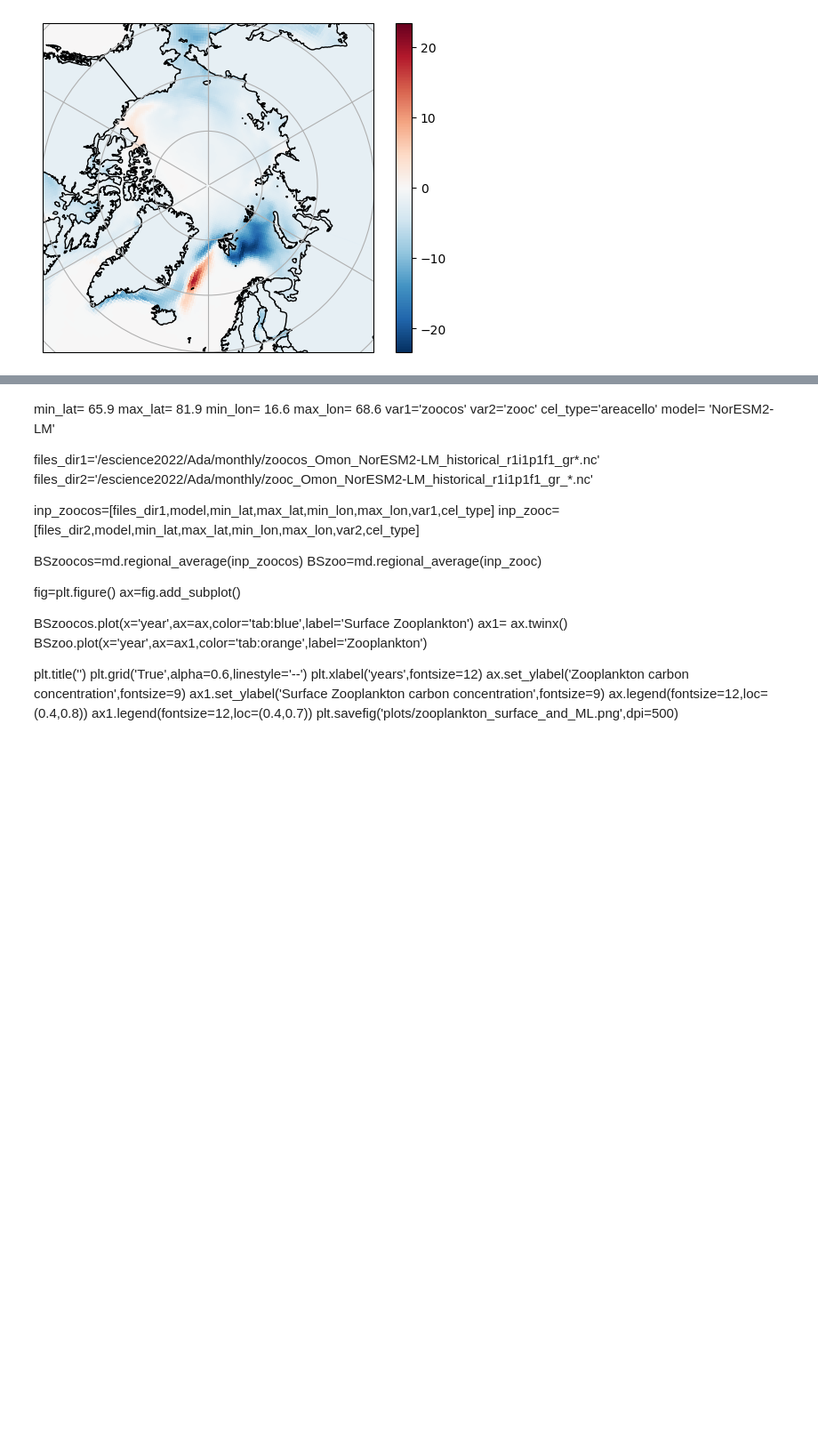
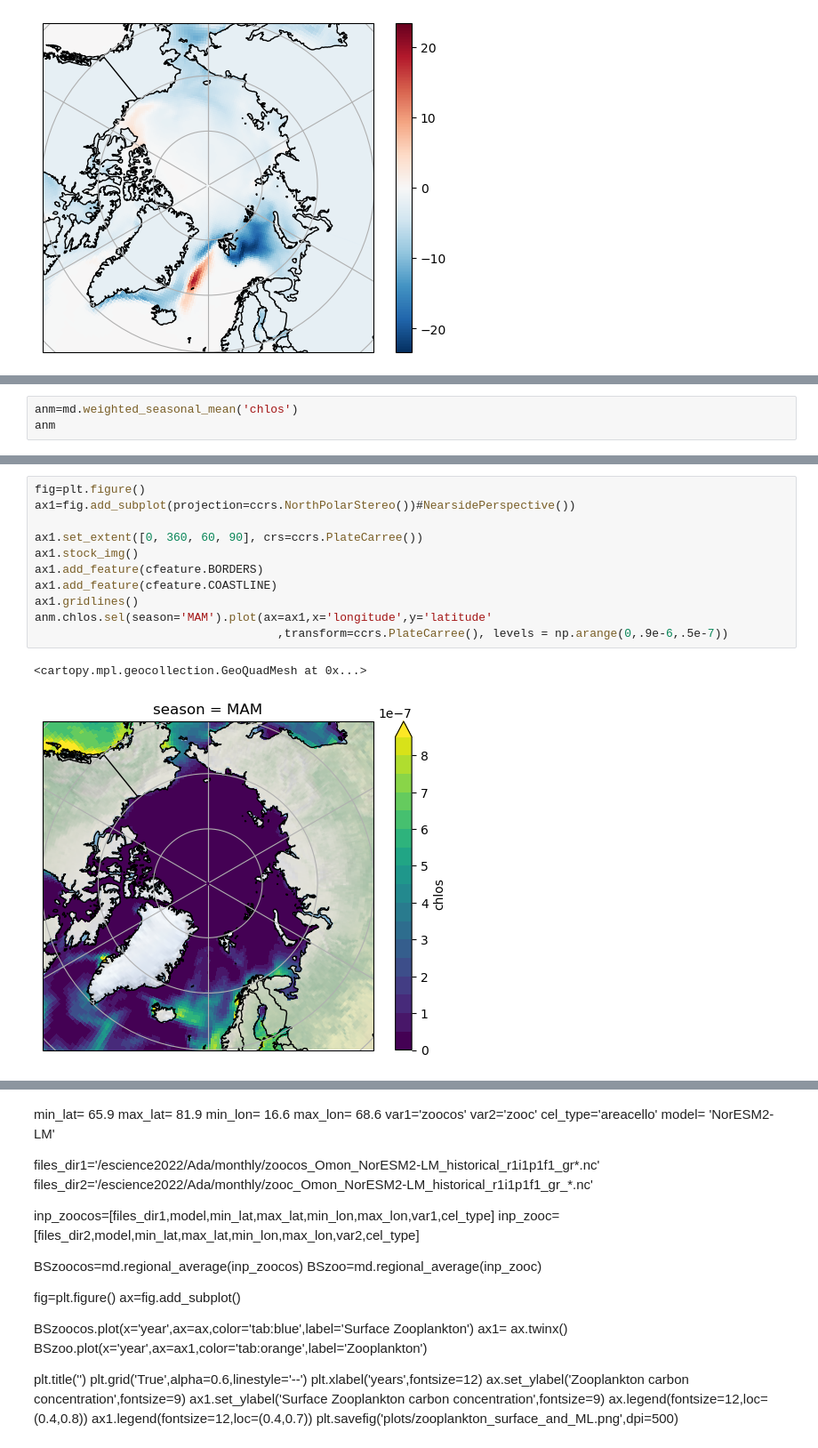
Before and after one commit to eScience-course/Tjaernoe2022-group6, a Jupyter notebook: notebooks/Rahul/sea_ice_DMS.ipynb, the cells around one changed output, grey strips where cells are left out. Shown at 89% size. Cells and saved outputs as stored; diff of their text form; blank space fills up the shorter version.

Commit message:
regression plots

```diff
--- a/notebooks/Rahul/sea_ice_DMS.ipynb
+++ b/notebooks/Rahul/sea_ice_DMS.ipynb
@@ -377,0 +282,3 @@ hdl:21.14100/6cf248d4-c5bf-472a-bcd0-1de19001313e
+# %%
+anm=md.weighted_seasonal_mean('chlos')
+anm
@@ -377,0 +329,14 @@ hdl:21.14100/6cf248d4-c5bf-472a-bcd0-1de19001313e
+# %%
+fig=plt.figure()
+ax1=fig.add_subplot(projection=ccrs.NorthPolarStereo())#NearsidePerspective())
+
+ax1.set_extent([0, 360, 60, 90], crs=ccrs.PlateCarree())
+ax1.stock_img()
+ax1.add_feature(cfeature.BORDERS)
+ax1.add_feature(cfeature.COASTLINE)
+ax1.gridlines()
+anm.chlos.sel(season='MAM').plot(ax=ax1,x='longitude',y='latitude'
+                                   ,transform=ccrs.PlateCarree(), levels = np.arange(0,.9e-6,.5e-7))
+# %% [output]
+<cartopy.mpl.geocollection.GeoQuadMesh at 0x...>
+[figure, added]
```
Also changed, not shown: parts of 24 cells of this notebook.
